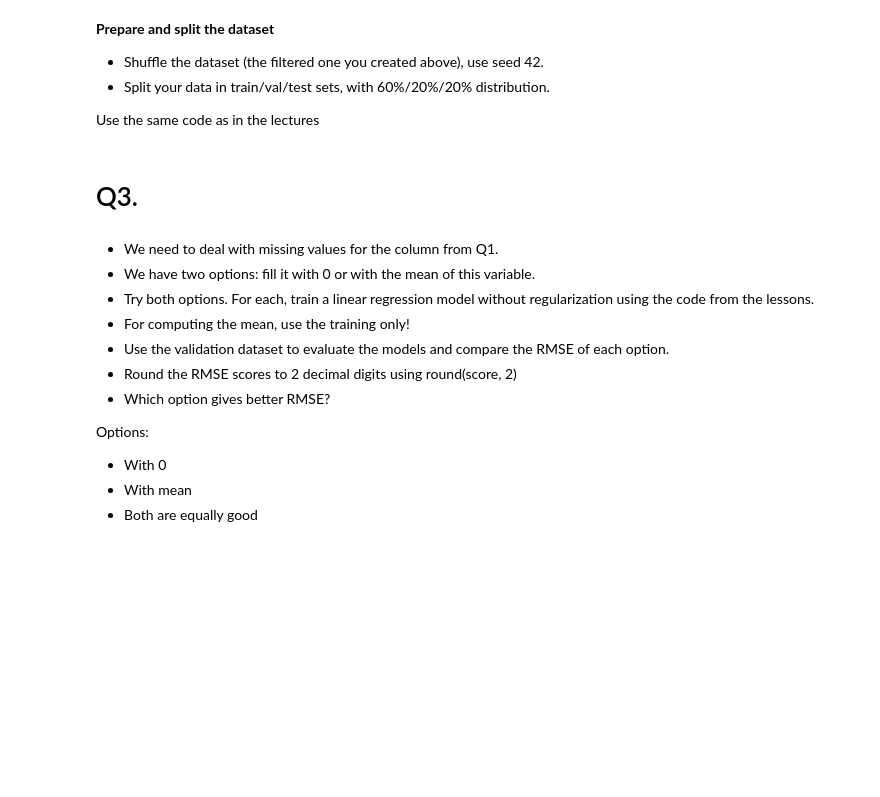
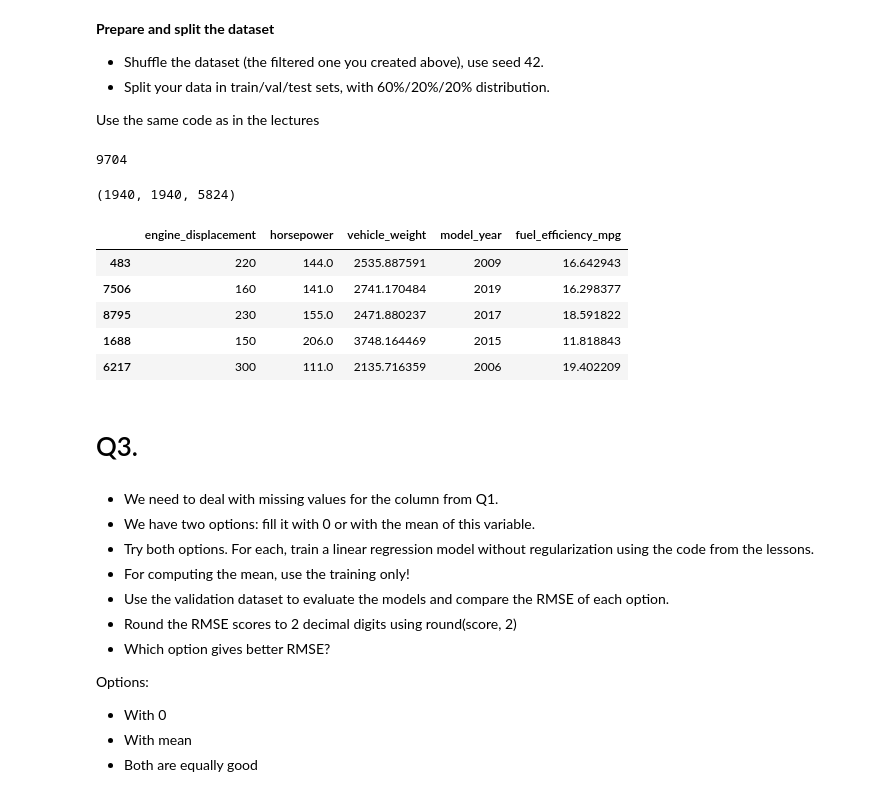
Before and after one commit to mattdh12/machine-learning-zoomcamp-homework, a Jupyter notebook: 02-regression/homework.ipynb, the cells around one changed output. Cells and saved outputs as stored; diff of their text form; code cells hidden in the pictures; blank space fills up the shorter version.

```diff
--- a/02-regression/homework.ipynb
+++ b/02-regression/homework.ipynb
@@ -41,3 +81,19 @@ What's the median (50% percentile) for variable 'horsepower'?
 -    Split your data in train/val/test sets, with 60%/20%/20% distribution.
 
 Use the same code as in the lectures
+# %%
+n = len(df_trimmed)
+
+n_val = int(n * 0.2)
+n_test = int(n * 0.2)
+n_train = n - n_val - n_test
+# %%
+n
+# %% [output]
+9704
+# %%
+n_val, n_test, n_train
+# %% [output]
+(1940, 1940, 5824)
+# %%
+idx = np.arange(n)
@@ -43,0 +103,13 @@ Use the same code as in the lectures
+# %%
+df_train = df_trimmed.iloc[idx[:n_train]]
+df_val = df_trimmed.iloc[idx[n_train:n_train+n_val]]
+df_test = df_trimmed.iloc[idx[n_train+n_val:]]
+# %%
+df_train.head()
+# %% [output]
+|  | engine_displacement | horsepower | vehicle_weight | model_year | fuel_efficiency_mpg |
+| 483 | 220 | 144.0 | 2535.887591 | 2009 | 16.642943 |
+| 7506 | 160 | 141.0 | 2741.170484 | 2019 | 16.298377 |
+| 8795 | 230 | 155.0 | 2471.880237 | 2017 | 18.591822 |
+| 1688 | 150 | 206.0 | 3748.164469 | 2015 | 11.818843 |
+| 6217 | 300 | 111.0 | 2135.716359 | 2006 | 19.402209 |
```
Also changed, not shown: parts of 29 cells of this notebook.
